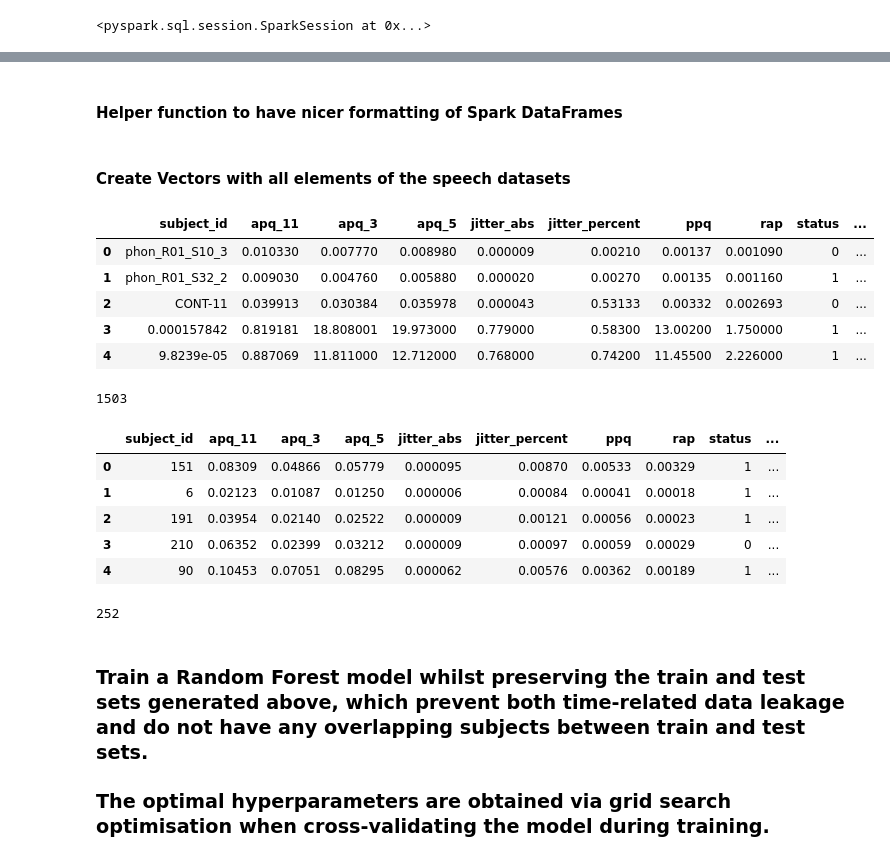
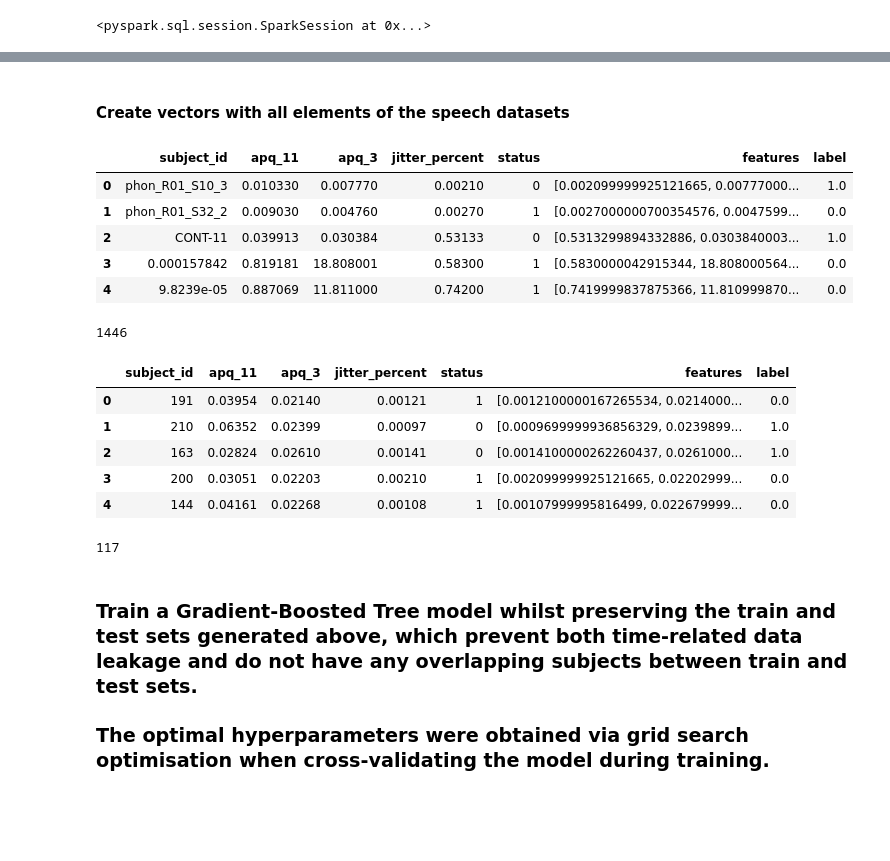
Before and after one commit to marianne-manaog/parkinson-detector, a Jupyter notebook: notebooks/PD_detector_pipeline_w_Cassandra.ipynb, the cells around one changed output, grey strips where cells are left out. Drawn from its saved outputs; the diff is of its cells as text; code cells hidden in the pictures; blank space fills up the shorter version.

Commit message:
Enhance the predictive performance of a Gradient-Boosted Tree model

```diff
--- a/notebooks/PD_detector_pipeline_w_Cassandra.ipynb
+++ b/notebooks/PD_detector_pipeline_w_Cassandra.ipynb
@@ -180,0 +230,8 @@ df_train.head()
+# %%
+columns_to_process = ['apq_11', 'apq_3', 'jitter_percent']
+
+z_score_thresh_train = 3.5
+z_score_thresh_test = 1
+
+for col in columns_to_process:
+    df_train = df_train[(np.abs(stats.zscore(df_train[col])) < z_score_thresh_train)]
@@ -181,3 +250,5 @@ df_train.head()
+# %%
+df_test = df_test[unique_feats_to_retain]
 # %%
 df_test.head()
 # %% [output]
@@ -189,0 +273,3 @@ df_test.head()
+# %%
+for col in columns_to_process:
+    df_test = df_test[(np.abs(stats.zscore(df_test[col])) < z_score_thresh_test)]
@@ -231,54 +340,63 @@ root
 only showing top 20 rows
-# %% [markdown]
-#### Helper function to have nicer formatting of Spark DataFrames
 # %%
-# Helper for pretty formatting for Spark DataFrames
-def showDF(df, limitRows =  5, truncate = True):
+def visualise_df(input_df: pd.DataFrame, limitRows: int = 5, truncate: bool = True) -> None:
+    """
+    Visualise the first n rows of a Spark df while truncating the columns' width (if True).
+
+    Args:
+       input_df: pd.DataFrame
+           An input df to visualise.
+       limitRows: int
+           The number of rows to show.
+       truncate: bool
+           If True (by default), truncate the columns' width.
+    """
     if(truncate):
         pd.set_option('display.max_colwidth', 50)
     else:
         pd.set_option('display.max_colwidth', -1)
     pd.set_option('display.max_rows', limitRows)
-    display(df.limit(limitRows).toPandas())
+    display(input_df.limit(limitRows).toPandas())
     pd.reset_option('display.max_rows')
 # %% [markdown]
-#### Create Vectors with all elements of the speech datasets
+#### Create vectors with all elements of the speech datasets
 # %%
 assembler = VectorAssembler(
-    inputCols=['jitter_percent', 'jitter_abs', 'rap', 'ppq', 'apq_3', 'apq_5', 'apq_11'],
-    outputCol='features')
+    inputCols=['jitter_percent', 'apq_3', 'apq_11'],
+    outputCol='features'
+)
 
 trainingData = assembler.transform(sparkDF_train)
 
 labelIndexer_train = StringIndexer(inputCol="status", outputCol="label", handleInvalid='keep')
 train = labelIndexer_train.fit(trainingData).transform(trainingData)
 
-showDF(train)
+visualise_df(train)
 print(train.count())
 
 testingData = assembler.transform(sparkDF_test)
 
 labelIndexer_test = StringIndexer(inputCol="status", outputCol="label", handleInvalid='keep')
 test = labelIndexer_test.fit(testingData).transform(testingData)
 
-showDF(test)
+visualise_df(test)
 print(test.count())
 # %% [output]
-|  | subject_id | apq_11 | apq_3 | apq_5 | jitter_abs | jitter_percent | ppq | rap | status | ... |
-| 0 | phon_R01_S10_3 | 0.010330 | 0.007770 | 0.008980 | 0.000009 | 0.00210 | 0.00137 | 0.001090 | 0 | ... |
-| 1 | phon_R01_S32_2 | 0.009030 | 0.004760 | 0.005880 | 0.000020 | 0.00270 | 0.00135 | 0.001160 | 1 | ... |
-| 2 | CONT-11 | 0.039913 | 0.030384 | 0.035978 | 0.000043 | 0.53133 | 0.00332 | 0.002693 | 0 | ... |
-| 3 | 0.000157842 | 0.819181 | 18.808001 | 19.973000 | 0.779000 | 0.58300 | 13.00200 | 1.750000 | 1 | ... |
-| 4 | 9.8239e-05 | 0.887069 | 11.811000 | 12.712000 | 0.768000 | 0.74200 | 11.45500 | 2.226000 | 1 | ... |
+|  | subject_id | apq_11 | apq_3 | jitter_percent | status | features | label |
+| 0 | phon_R01_S10_3 | 0.010330 | 0.007770 | 0.00210 | 0 | [0.002099999925121665, 0.00777000... | 1.0 |
+| 1 | phon_R01_S32_2 | 0.009030 | 0.004760 | 0.00270 | 1 | [0.0027000000700354576, 0.0047599... | 0.0 |
+| 2 | CONT-11 | 0.039913 | 0.030384 | 0.53133 | 0 | [0.5313299894332886, 0.0303840003... | 1.0 |
+| 3 | 0.000157842 | 0.819181 | 18.808001 | 0.58300 | 1 | [0.5830000042915344, 18.808000564... | 0.0 |
+| 4 | 9.8239e-05 | 0.887069 | 11.811000 | 0.74200 | 1 | [0.7419999837875366, 11.810999870... | 0.0 |
-1503
+1446
-|  | subject_id | apq_11 | apq_3 | apq_5 | jitter_abs | jitter_percent | ppq | rap | status | ... |
-| 0 | 151 | 0.08309 | 0.04866 | 0.05779 | 0.000095 | 0.00870 | 0.00533 | 0.00329 | 1 | ... |
-| 1 | 6 | 0.02123 | 0.01087 | 0.01250 | 0.000006 | 0.00084 | 0.00041 | 0.00018 | 1 | ... |
-| 2 | 191 | 0.03954 | 0.02140 | 0.02522 | 0.000009 | 0.00121 | 0.00056 | 0.00023 | 1 | ... |
-| 3 | 210 | 0.06352 | 0.02399 | 0.03212 | 0.000009 | 0.00097 | 0.00059 | 0.00029 | 0 | ... |
-| 4 | 90 | 0.10453 | 0.07051 | 0.08295 | 0.000062 | 0.00576 | 0.00362 | 0.00189 | 1 | ... |
+|  | subject_id | apq_11 | apq_3 | jitter_percent | status | features | label |
+| 0 | 191 | 0.03954 | 0.02140 | 0.00121 | 1 | [0.0012100000167265534, 0.0214000... | 0.0 |
+| 1 | 210 | 0.06352 | 0.02399 | 0.00097 | 0 | [0.0009699999936856329, 0.0239899... | 1.0 |
+| 2 | 163 | 0.02824 | 0.02610 | 0.00141 | 0 | [0.0014100000262260437, 0.0261000... | 1.0 |
+| 3 | 200 | 0.03051 | 0.02203 | 0.00210 | 1 | [0.002099999925121665, 0.02202999... | 0.0 |
+| 4 | 144 | 0.04161 | 0.02268 | 0.00108 | 1 | [0.00107999995816499, 0.022679999... | 0.0 |
-252
+117
 # %% [markdown]
-### Train a Random Forest model whilst preserving the train and test sets generated above, which prevent both time-related data leakage and do not have any overlapping subjects between train and test sets.
+### Train a Gradient-Boosted Tree model whilst preserving the train and test sets generated above, which prevent both time-related data leakage and do not have any overlapping subjects between train and test sets.
 
-### The optimal hyperparameters are obtained via grid search optimisation when cross-validating the model during training.
+### The optimal hyperparameters were obtained via grid search optimisation when cross-validating the model during training.
```
Also changed, not shown: parts of 39 cells of this notebook.
